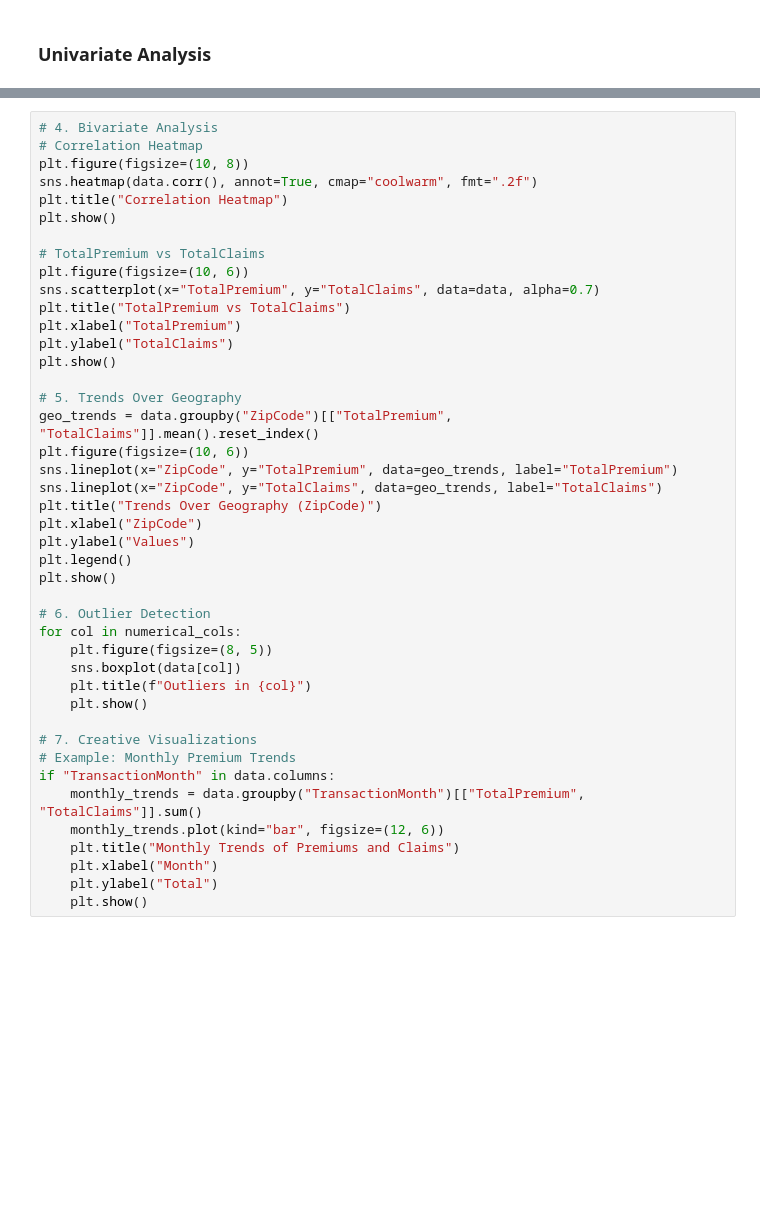
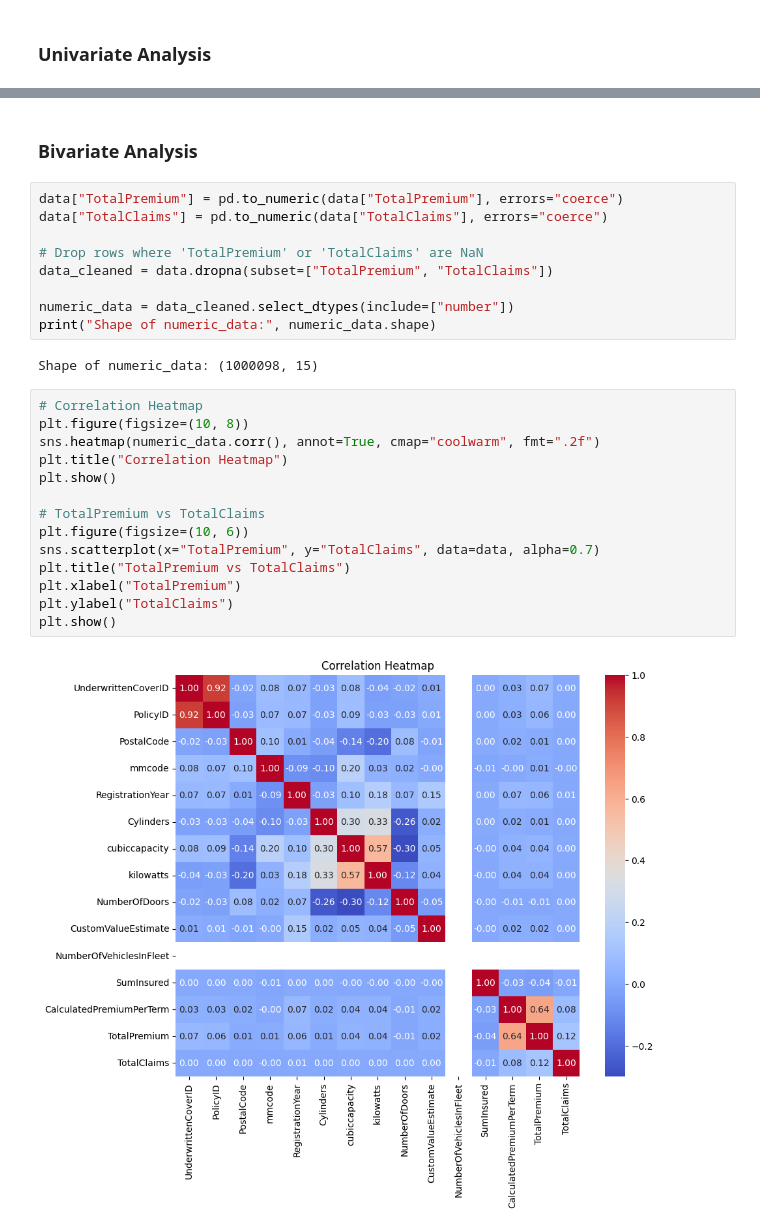
Before and after one commit to beckhamberhanu/Insurance-Analytics, a Jupyter notebook: notebooks/EDA.ipynb, the cells around one changed output, grey strips where cells are left out. Drawn from its saved outputs; the diff is of its cells as text; blank space fills up the shorter version.

```diff
--- a/notebooks/EDA.ipynb
+++ b/notebooks/EDA.ipynb
@@ -123,43 +174,29 @@ KeyError: 'ZipCode'
+# %% [markdown]
+### Bivariate Analysis
+# %%
+data["TotalPremium"] = pd.to_numeric(data["TotalPremium"], errors="coerce")
+data["TotalClaims"] = pd.to_numeric(data["TotalClaims"], errors="coerce")
+
+# Drop rows where 'TotalPremium' or 'TotalClaims' are NaN
+data_cleaned = data.dropna(subset=["TotalPremium", "TotalClaims"])
+
+numeric_data = data_cleaned.select_dtypes(include=["number"])
+print("Shape of numeric_data:", numeric_data.shape)
+# %% [output]
+Shape of numeric_data: (1000098, 15)
 # %%
-# 4. Bivariate Analysis
 # Correlation Heatmap
 plt.figure(figsize=(10, 8))
-sns.heatmap(data.corr(), annot=True, cmap="coolwarm", fmt=".2f")
+sns.heatmap(numeric_data.corr(), annot=True, cmap="coolwarm", fmt=".2f")
 plt.title("Correlation Heatmap")
 plt.show()
 
 # TotalPremium vs TotalClaims
 plt.figure(figsize=(10, 6))
 sns.scatterplot(x="TotalPremium", y="TotalClaims", data=data, alpha=0.7)
 plt.title("TotalPremium vs TotalClaims")
 plt.xlabel("TotalPremium")
 plt.ylabel("TotalClaims")
 plt.show()
-
-# 5. Trends Over Geography
-geo_trends = data.groupby("ZipCode")[["TotalPremium", "TotalClaims"]].mean().reset_index()
-plt.figure(figsize=(10, 6))
-sns.lineplot(x="ZipCode", y="TotalPremium", data=geo_trends, label="TotalPremium")
-sns.lineplot(x="ZipCode", y="TotalClaims", data=geo_trends, label="TotalClaims")
-plt.title("Trends Over Geography (ZipCode)")
-plt.xlabel("ZipCode")
-plt.ylabel("Values")
-plt.legend()
-plt.show()
-
-# 6. Outlier Detection
-for col in numerical_cols:
-    plt.figure(figsize=(8, 5))
-    sns.boxplot(data[col])
-    plt.title(f"Outliers in {col}")
-    plt.show()
-
-# 7. Creative Visualizations
-# Example: Monthly Premium Trends
-if "TransactionMonth" in data.columns:
-    monthly_trends = data.groupby("TransactionMonth")[["TotalPremium", "TotalClaims"]].sum()
-    monthly_trends.plot(kind="bar", figsize=(12, 6))
-    plt.title("Monthly Trends of Premiums and Claims")
-    plt.xlabel("Month")
-    plt.ylabel("Total")
-    plt.show()
+# %% [output]
+[figure, added]
```
Also changed, not shown: parts of 14 cells of this notebook, 10 other files.
